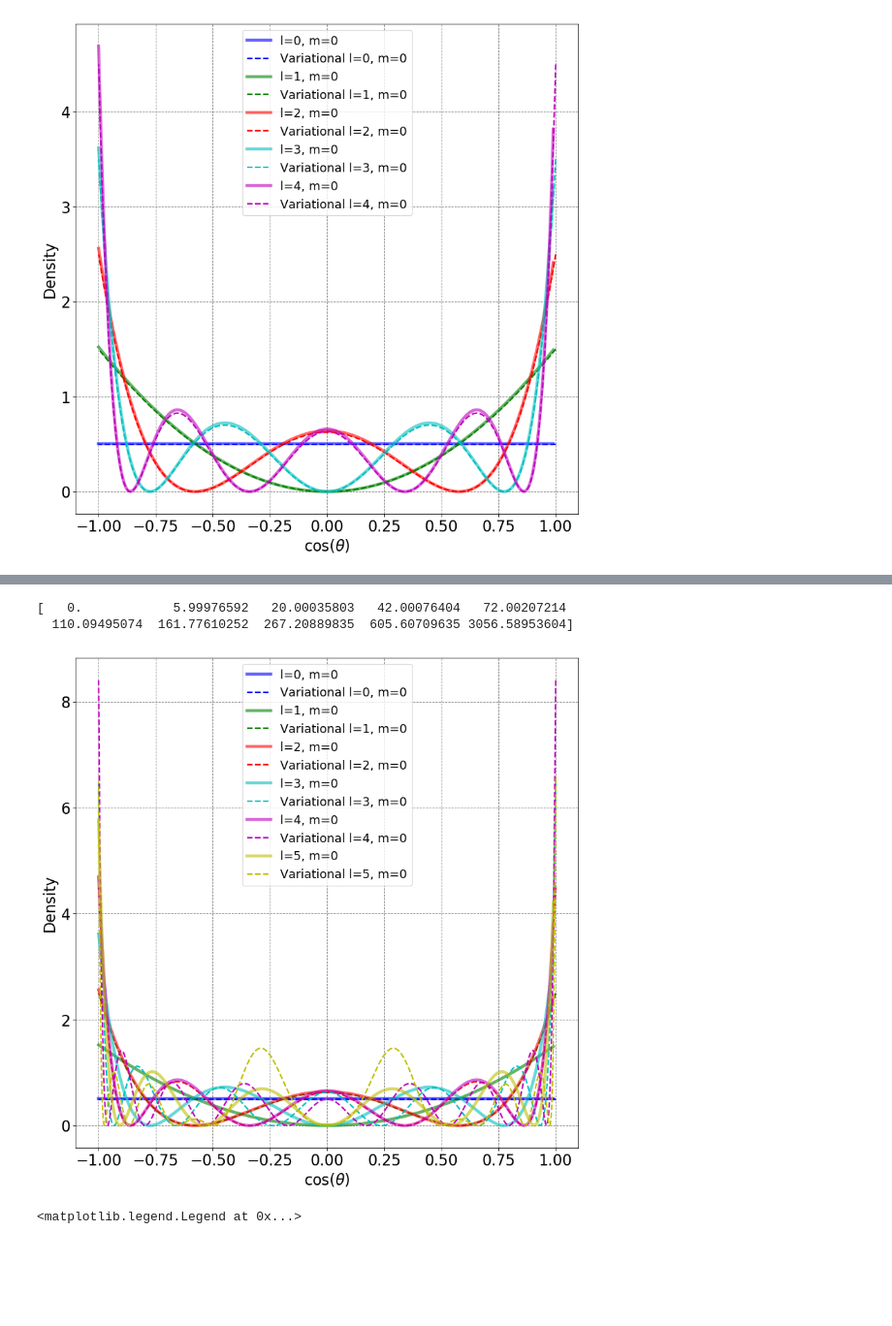
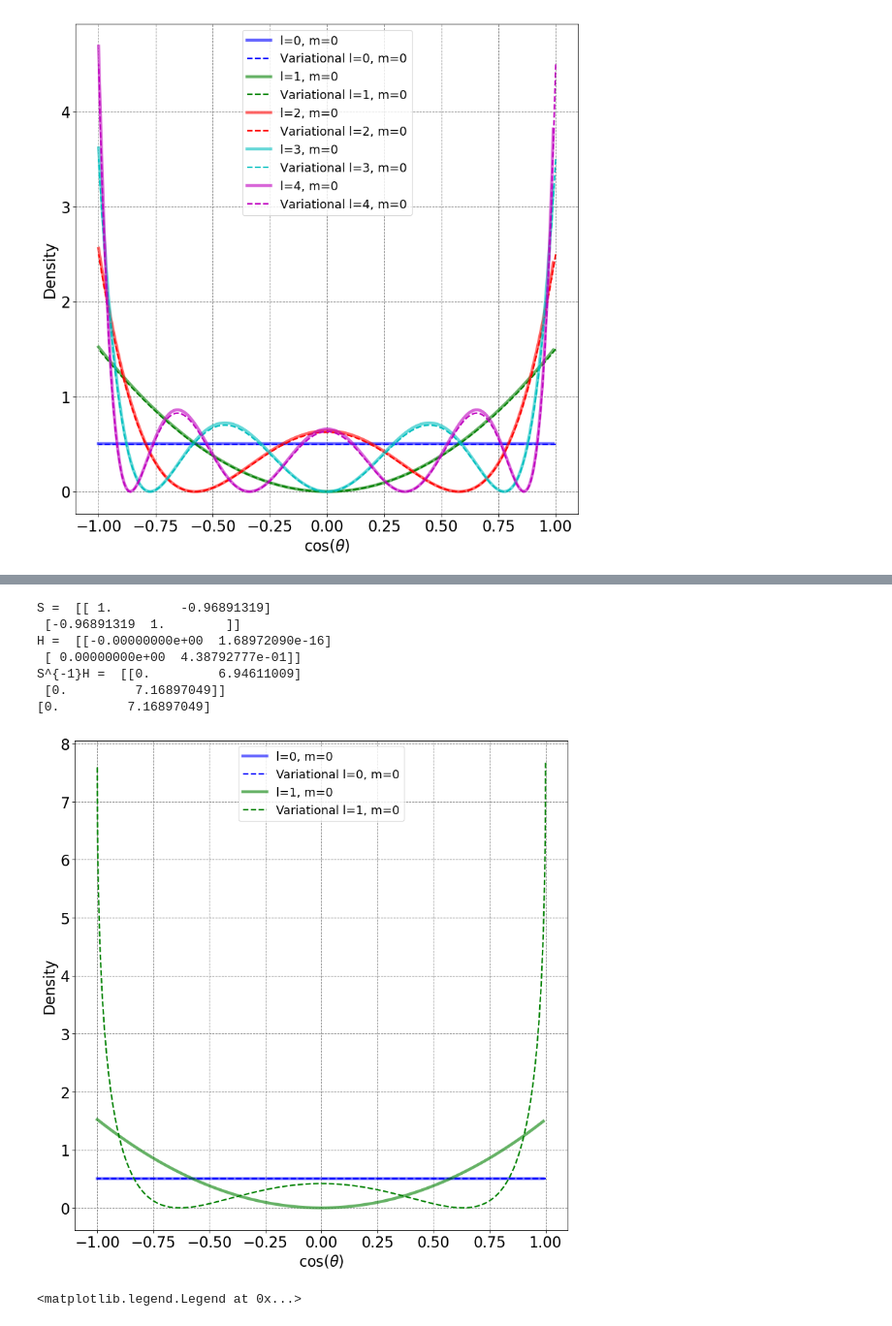
Before and after one commit to mccullaghlab/mccullaghlab.github.io, a Jupyter notebook: Chemistry_Lessons_Jupyter_Notebooks/_build/jupyter_execute/physical_chemistry/quantum_mechanics/rigid_rotator_using_variational_method.ipynb, the cells around one changed output, grey strips where cells are left out. Shown: that part at 97% size. Cells and saved outputs as stored; diff of their text form; code cells hidden in the pictures; blank space fills up the shorter version.

```diff
--- a/Chemistry_Lessons_Jupyter_Notebooks/_build/jupyter_execute/physical_chemistry/quantum_mechanics/rigid_rotator_using_variational_method.ipynb
+++ b/Chemistry_Lessons_Jupyter_Notebooks/_build/jupyter_execute/physical_chemistry/quantum_mechanics/rigid_rotator_using_variational_method.ipynb
@@ -93,9 +119,11 @@ def basis_rigid_rotator(N,basis_function,H_integrand,thetaVals=np.arange(0,np.pi
             # symmetrize
             #S[j,i] = S[i,j]
             #H[j,i] = H[i,j]
-
+    print("S = ", S)
+    print("H = ", H)
     # finalize the S^-1*H matrix
     SinvH = np.dot(np.linalg.inv(S),H)
+    print("S^{-1}H = ", SinvH)
     # compute eigenvalues and eigenvectors
     H_eig_val, H_eig_vec = np.linalg.eig(SinvH)
     # reorder these in ascending order of eigenvalues
@@ -126,7 +154,7 @@ def plot_rigid_rotator_wavefunctions(psi,theta,maxL=5,maxM=1):
     x = np.arange(-1,1,0.01)
     plt.figure(figsize=(12,12),dpi= 80, facecolor='w', edgecolor='k')
     plt.tick_params(axis='both',labelsize=20)
-    plt.grid(b=True, which='major', axis='both', color='#808080', linestyle='--')
+    plt.grid( which='major', axis='both', color='#808080', linestyle='--')
     count = 0
     for l in range(maxL):
         for m in range(maxM):
@@ -143,7 +171,7 @@ def plot_rigid_rotator_densities(psi,theta,maxL=5,maxM=1):
     x = np.arange(-1,1,0.01)
     plt.figure(figsize=(12,12),dpi= 80, facecolor='w', edgecolor='k')
     plt.tick_params(axis='both',labelsize=20)
-    plt.grid(b=True, which='major', axis='both', color='#808080', linestyle='--')
+    plt.grid( which='major', axis='both', color='#808080', linestyle='--')
     count = 0
     totalCount = maxL*maxM+1.0
     for l in range(maxL):
@@ -158,3 +186,12 @@ def plot_rigid_rotator_densities(psi,theta,maxL=5,maxM=1):
     plt.xlabel(r'cos($\theta$)',fontsize=20)
     plt.ylabel("Density",fontsize=20)
     plt.show
+# %%
+# cos basis function in theta
+def cos_basis(theta,i):
+    return np.cos(i*theta)
+# H integrand
+def cos_basis_H_integrand(theta,i,j):
+    return j*np.cos(i*theta)*( np.cos(theta)*np.sin(j*theta) + j*np.sin(theta)*np.cos(j*theta) )
+E, psi, theta, S, H = basis_rigid_rotator(2,cos_basis,cos_basis_H_integrand,thetaVals=np.arange(0,np.pi,0.01))
+print("Energies:", E)
@@ -256,16 +301,21 @@ plt.legend(loc=2)
 # %%
 # H integrand
 def poly_H_integrand(theta,i,j):
     thetaMpi = theta - np.pi
     return -j*theta**i*thetaMpi**i * (np.cos(theta) * (theta**(j-1)*thetaMpi**j + theta**j*thetaMpi**(j-1)) + np.sin(theta)*(2*j*theta**(j-1)*thetaMpi**(j-1)+(j-1)*(theta**(j-2)*thetaMpi**j+theta**j*thetaMpi**(j-2))))
 
-E, psi, theta, S, H = basis_rigid_rotator(10,poly_basis,poly_H_integrand,thetaVals=np.arange(0,np.pi,0.01))
+E, psi, theta, S, H = basis_rigid_rotator(2,poly_basis,poly_H_integrand,thetaVals=np.arange(0,np.pi,0.01))
 print(E)
-plot_rigid_rotator_densities(psi,theta,maxL=6)
+plot_rigid_rotator_densities(psi,theta,maxL=2)
 # %% [output]
-[   0.            5.99976592   20.00035803   42.00076404   72.00207214
-  110.09495074  161.77610252  267.20889835  605.60709635 3056.58953604]
+S =  [[ 1.         -0.96891319]
+ [-0.96891319  1.        ]]
+H =  [[-0.00000000e+00  1.68972090e-16]
+ [ 0.00000000e+00  4.38792777e-01]]
+S^{-1}H =  [[0.         6.94611009]
+ [0.         7.16897049]]
+[0.         7.16897049]
-[figure, old version]
+[figure, new version]
 # %%
 # polynomial basis functions in theta
 def cos_poly_basis(theta,i):
```
Also changed, not shown: parts of 10 cells of this notebook, 40 other files.
